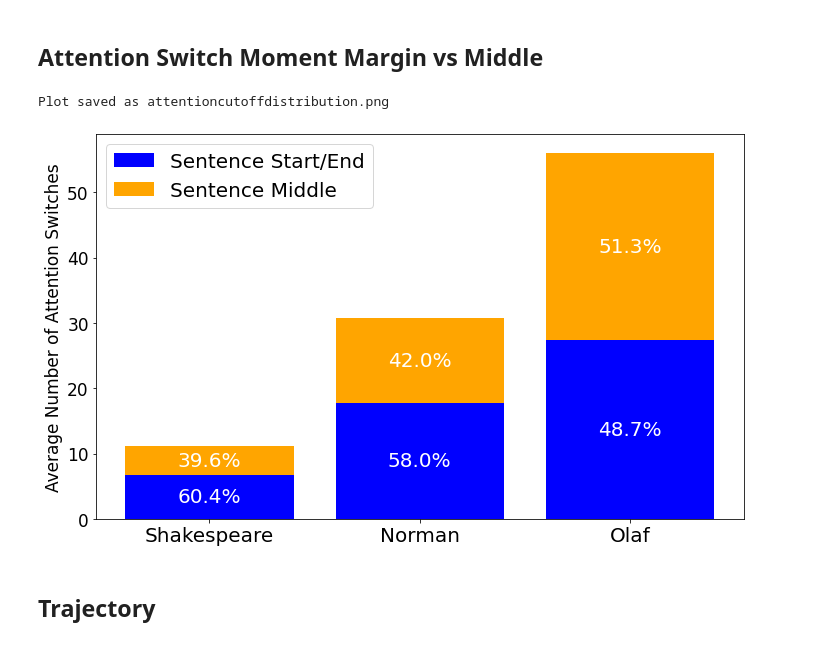
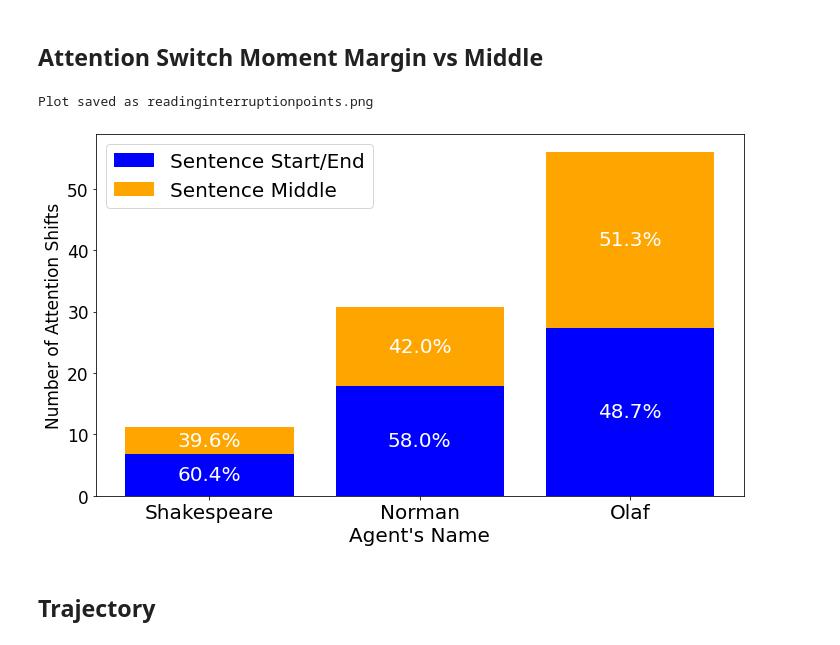
Before and after one commit to BaiYunpeng1949/heads-up-multitasker, a Jupyter notebook: hrl/envs/supervisory_control/results/Figure Drawer Supervisory Control Simulation Results.ipynb, the cells around one changed output. Drawn from its saved outputs; the diff is of its cells as text; code cells hidden in the pictures.

```diff
--- a/hrl/envs/supervisory_control/results/Figure Drawer Supervisory Control Simulation Results.ipynb
+++ b/hrl/envs/supervisory_control/results/Figure Drawer Supervisory Control Simulation Results.ipynb
@@ -544,37 +542,38 @@ middle_percentages = [middle_percentage_a, middle_percentage_b, middle_percentag
 
 # Plotting
 fig, ax = plt.subplots(figsize=(10, 6))
 bars_margin = ax.bar(labels, avg_margin_attentions, label='Sentence Start/End', color='blue')
 bars_middle = ax.bar(labels, avg_middle_attentions, bottom=avg_margin_attentions, label='Sentence Middle', color='orange')
 
 # Annotating with percentages
 for i, bar in enumerate(bars_margin):
     height = bar.get_height()
     ax.text(bar.get_x() + bar.get_width()/2., height/2.,
             f'{margin_percentages[i]:.1f}%', ha='center', va='center', color='white', fontsize=20)
 
 for i, bar in enumerate(bars_middle):
     height = bar.get_height()
     ax.text(bar.get_x() + bar.get_width()/2., avg_margin_attentions[i] + height/2.,
             f'{middle_percentages[i]:.1f}%', ha='center', va='center', color='white', fontsize=20)
 
-ax.set_ylabel('Average Number of Attention Switches', fontsize=17)
+ax.set_xlabel("Agent's Name", fontsize=20)
+ax.set_ylabel('Number of Attention Shifts', fontsize=17)
 # ax.set_title('Average Attention Switch Interruption Position Distribution by Sentence Position')
 ax.set_xticks(np.arange(len(labels)))  # Set tick locations
 ax.set_xticklabels(labels, fontsize=20)  # Adjust fontsize as desired
 ax.tick_params(axis='y', labelsize=17)  # Adjust the fontsize as desired for y-axis
 ax.legend(loc='upper left', fontsize=20)
 
 plt.tight_layout()
 
 # Save the plot to a local file
-output_filename = 'attentioncutoffdistribution.png'
+output_filename = 'readinginterruptionpoints.png'
 plt.savefig(output_filename, dpi=300, bbox_inches='tight')
 print(f'Plot saved as {output_filename}')
 plt.show()
 # %% [output]
-Plot saved as attentioncutoffdistribution.png
+Plot saved as readinginterruptionpoints.png
-[figure, old version]
+[figure, new version]
 # %% [markdown]
 ## Trajectory
 # %%
```
Also changed, not shown: parts of 7 cells of this notebook, 9 other files.
